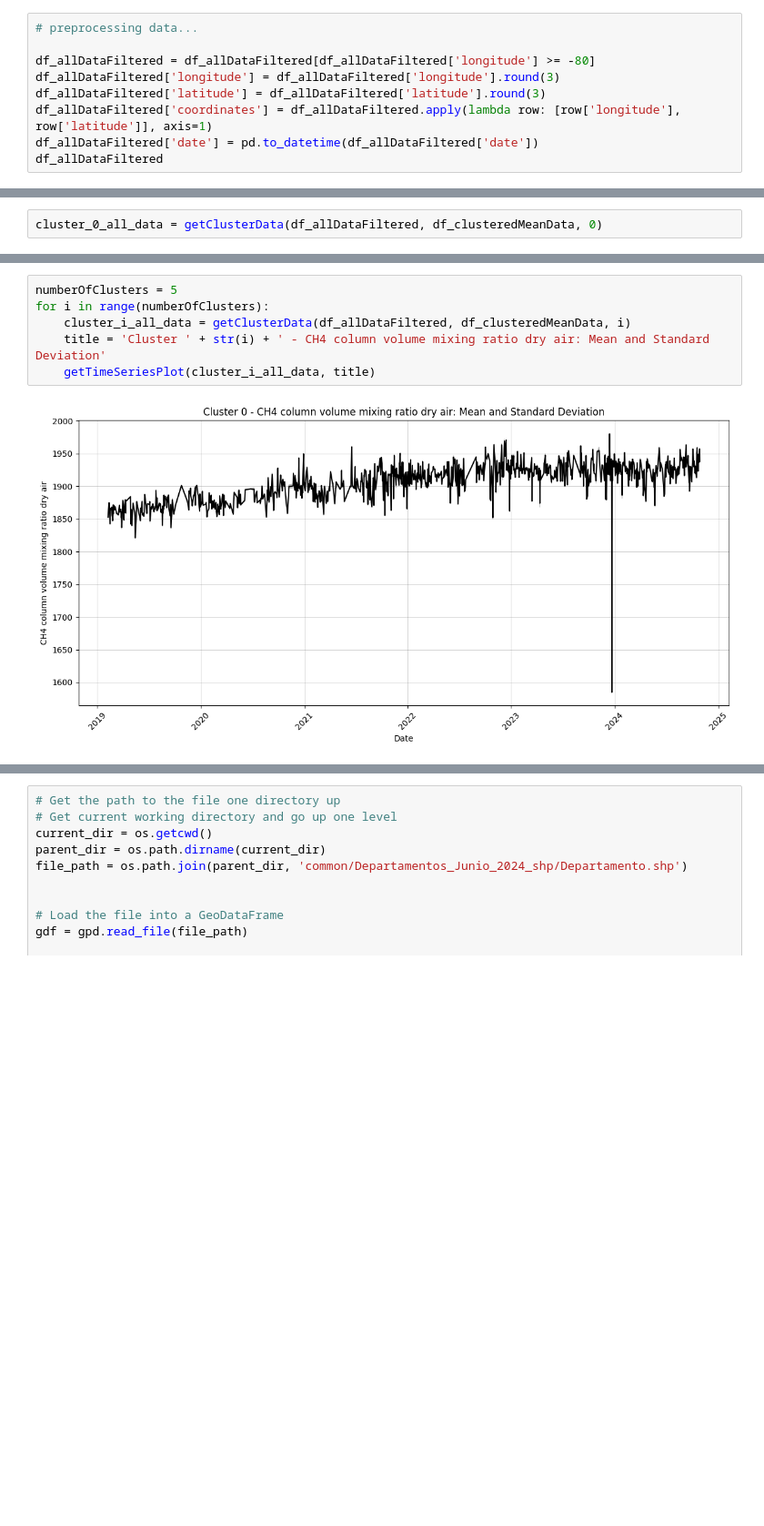
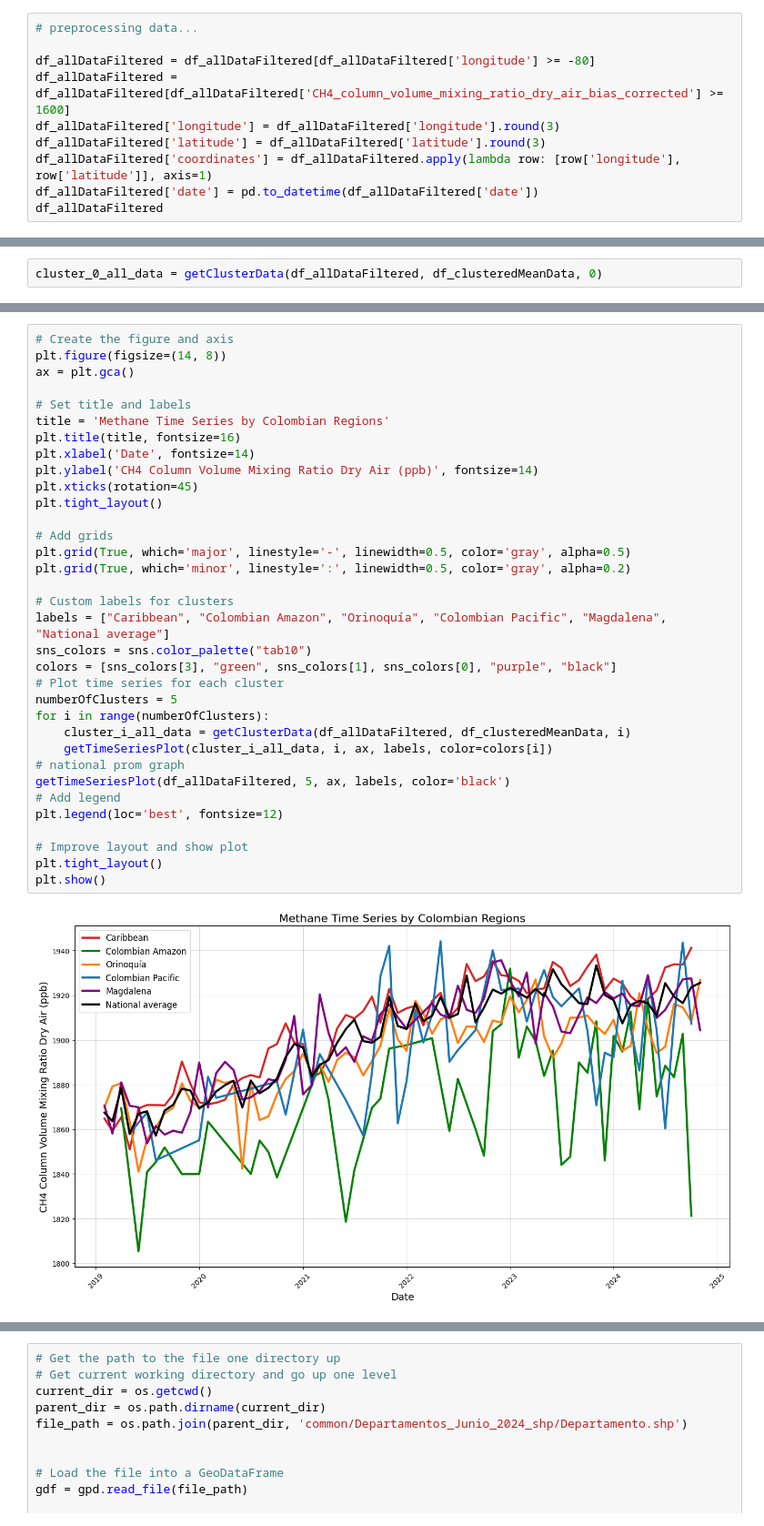
Before and after one commit to HIDES-Co/colombian_case_methane_analysis-, a Jupyter notebook: time series/timeSeries.ipynb, the cells around one changed output, grey strips where cells are left out. Shown at 91% size. Drawn from its saved outputs; the diff is of its cells as text; blank space fills up the shorter version.

Commit message:
all results completed with time series analysis

```diff
--- a/time series/timeSeries.ipynb
+++ b/time series/timeSeries.ipynb
@@ -18,6 +18,7 @@ df_allDataFiltered = df_allDataFiltered.drop(['Unnamed: 0', 'id', 'time'], axis=
 # preprocessing data...
 
 df_allDataFiltered = df_allDataFiltered[df_allDataFiltered['longitude'] >= -80]
+df_allDataFiltered = df_allDataFiltered[df_allDataFiltered['CH4_column_volume_mixing_ratio_dry_air_bias_corrected'] >= 1600]
 df_allDataFiltered['longitude'] = df_allDataFiltered['longitude'].round(3)
 df_allDataFiltered['latitude'] = df_allDataFiltered['latitude'].round(3)
 df_allDataFiltered['coordinates'] = df_allDataFiltered.apply(lambda row: [row['longitude'], row['latitude']], axis=1)
@@ -175,8 +204,36 @@ def getTimeSeriesPlot(df, title):
 # %%
+# Create the figure and axis
+plt.figure(figsize=(14, 8))
+ax = plt.gca()
+
+# Set title and labels
+title = 'Methane Time Series by Colombian Regions'
+plt.title(title, fontsize=16)
+plt.xlabel('Date', fontsize=14)
+plt.ylabel('CH4 Column Volume Mixing Ratio Dry Air (ppb)', fontsize=14)
+plt.xticks(rotation=45)
+plt.tight_layout()
+
+# Add grids
+plt.grid(True, which='major', linestyle='-', linewidth=0.5, color='gray', alpha=0.5)
+plt.grid(True, which='minor', linestyle=':', linewidth=0.5, color='gray', alpha=0.2)
+
+# Custom labels for clusters
+labels = ["Caribbean", "Colombian Amazon", "Orinoquía", "Colombian Pacific", "Magdalena", "National average"]
+sns_colors = sns.color_palette("tab10")
+colors = [sns_colors[3], "green", sns_colors[1], sns_colors[0], "purple", "black"]
+# Plot time series for each cluster
 numberOfClusters = 5
 for i in range(numberOfClusters):
     cluster_i_all_data = getClusterData(df_allDataFiltered, df_clusteredMeanData, i)
-    title = 'Cluster ' + str(i) + ' - CH4 column volume mixing ratio dry air: Mean and Standard Deviation'
-    getTimeSeriesPlot(cluster_i_all_data, title)
+    getTimeSeriesPlot(cluster_i_all_data, i, ax, labels, color=colors[i])
+# national prom graph
+getTimeSeriesPlot(df_allDataFiltered, 5, ax, labels, color='black')
+# Add legend
+plt.legend(loc='best', fontsize=12)
+
+# Improve layout and show plot
+plt.tight_layout()
+plt.show()
 # %% [output]
-[figure, old version]
+[figure, new version]
```
Also changed, not shown: parts of 19 cells of this notebook, 3 other files.
